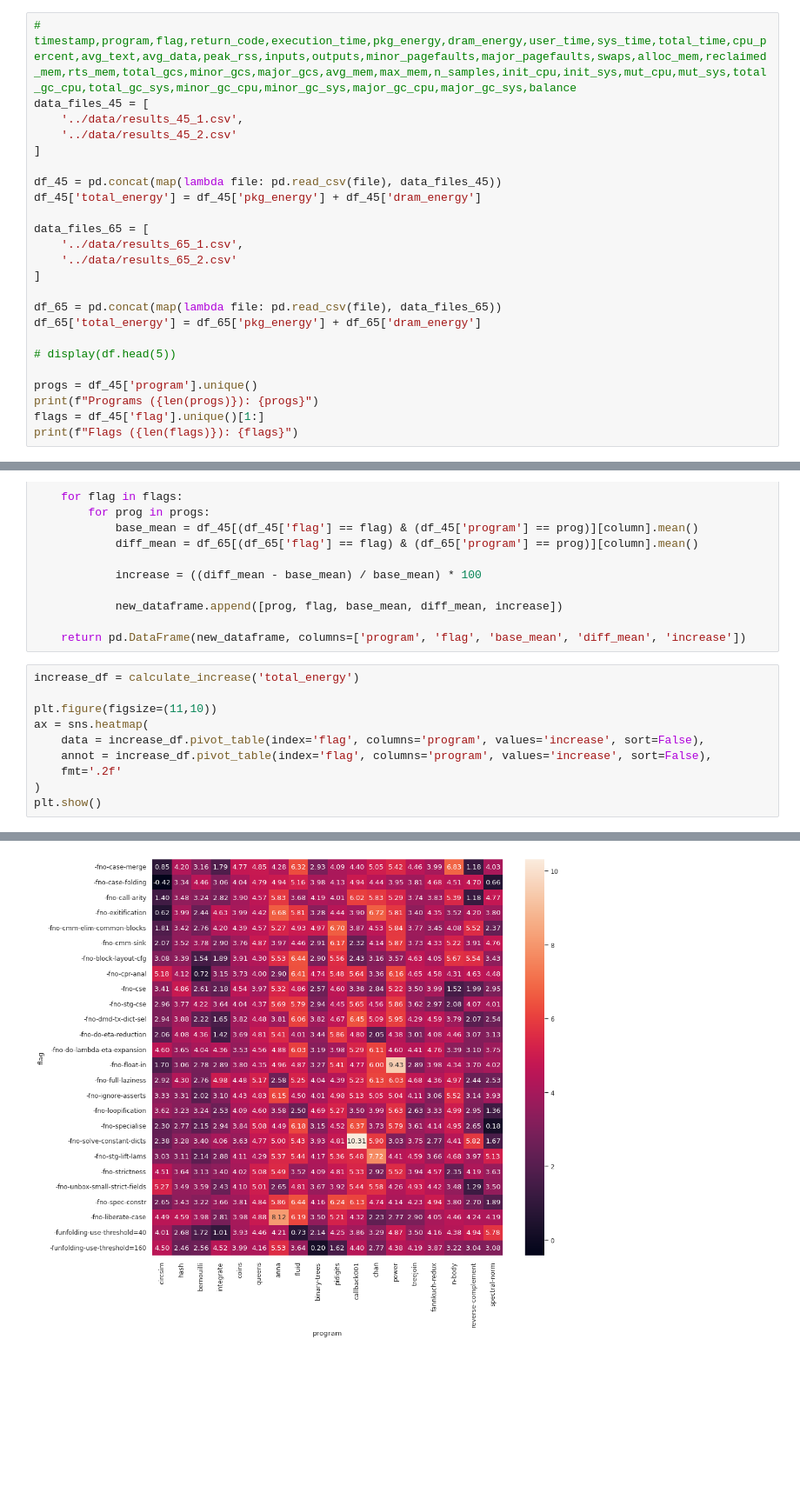
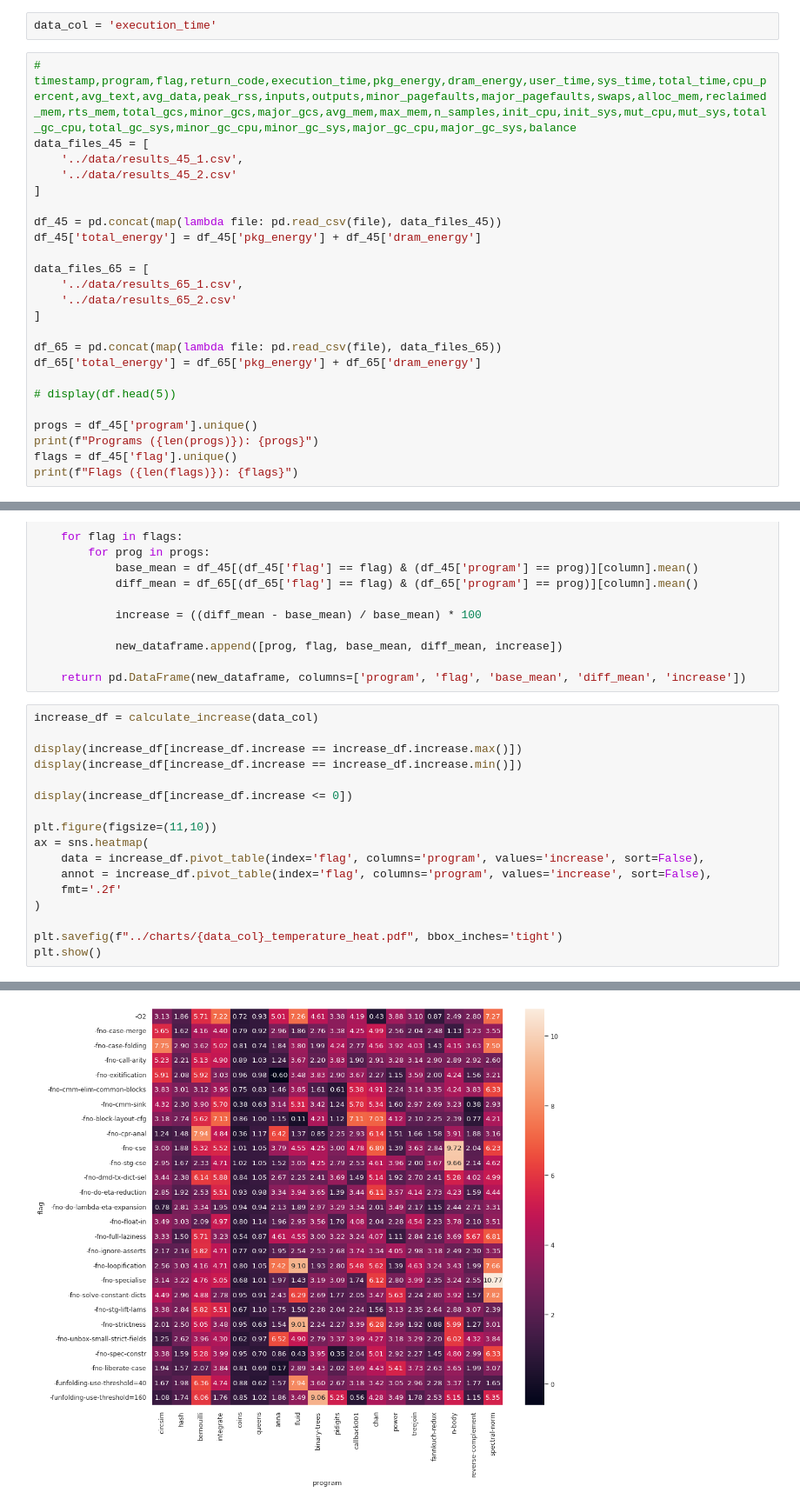
Before and after one commit to bernas670/ghc-energy, a Jupyter notebook: stats/temps.ipynb, the cells around one changed output, grey strips where cells are left out. Shown: that part at 87% size. Cells and saved outputs as stored; diff of their text form; blank space fills up the shorter version.

```diff
--- a/stats/temps.ipynb
+++ b/stats/temps.ipynb
@@ -12,6 +12,8 @@ sns.set_theme(style="whitegrid")
 sns.set_context('paper')
 
 pd.set_option('display.max_rows', 500)
+# %%
+data_col = 'execution_time'
 # %%
 # timestamp,program,flag,return_code,execution_time,pkg_energy,dram_energy,user_time,sys_time,total_time,cpu_percent,avg_text,avg_data,peak_rss,inputs,outputs,minor_pagefaults,major_pagefaults,swaps,alloc_mem,reclaimed_mem,rts_mem,total_gcs,minor_gcs,major_gcs,avg_mem,max_mem,n_samples,init_cpu,init_sys,mut_cpu,mut_sys,total_gc_cpu,total_gc_sys,minor_gc_cpu,minor_gc_sys,major_gc_cpu,major_gc_sys,balance
 data_files_45 = [
@@ -34,7 +36,7 @@ df_65['total_energy'] = df_65['pkg_energy'] + df_65['dram_energy']
 
 progs = df_45['program'].unique()
 print(f"Programs ({len(progs)}): {progs}")
-flags = df_45['flag'].unique()[1:]
+flags = df_45['flag'].unique()
 print(f"Flags ({len(flags)}): {flags}")
 # %% [output]
 Programs (18): ['circsim' 'hash' 'bernouilli' 'integrate' 'coins' 'queens' 'anna' 'fluid'
@@ -64,7 +66,12 @@ def calculate_increase(column):
 
     return pd.DataFrame(new_dataframe, columns=['program', 'flag', 'base_mean', 'diff_mean', 'increase'])
 # %%
-increase_df = calculate_increase('total_energy')
+increase_df = calculate_increase(data_col)
+
+display(increase_df[increase_df.increase == increase_df.increase.max()])
+display(increase_df[increase_df.increase == increase_df.increase.min()])
+
+display(increase_df[increase_df.increase <= 0])
 
 plt.figure(figsize=(11,10))
 ax = sns.heatmap(
@@ -72,5 +79,7 @@ ax = sns.heatmap(
     annot = increase_df.pivot_table(index='flag', columns='program', values='increase', sort=False),
     fmt='.2f'
 )
+
+plt.savefig(f"../charts/{data_col}_temperature_heat.pdf", bbox_inches='tight')
 plt.show()
 # %% [output]
@@ -77 +92 @@ plt.show()
-[figure, old version]
+[figure, new version]
```
Also changed, not shown: parts of 3 cells of this notebook, 5 other files.
